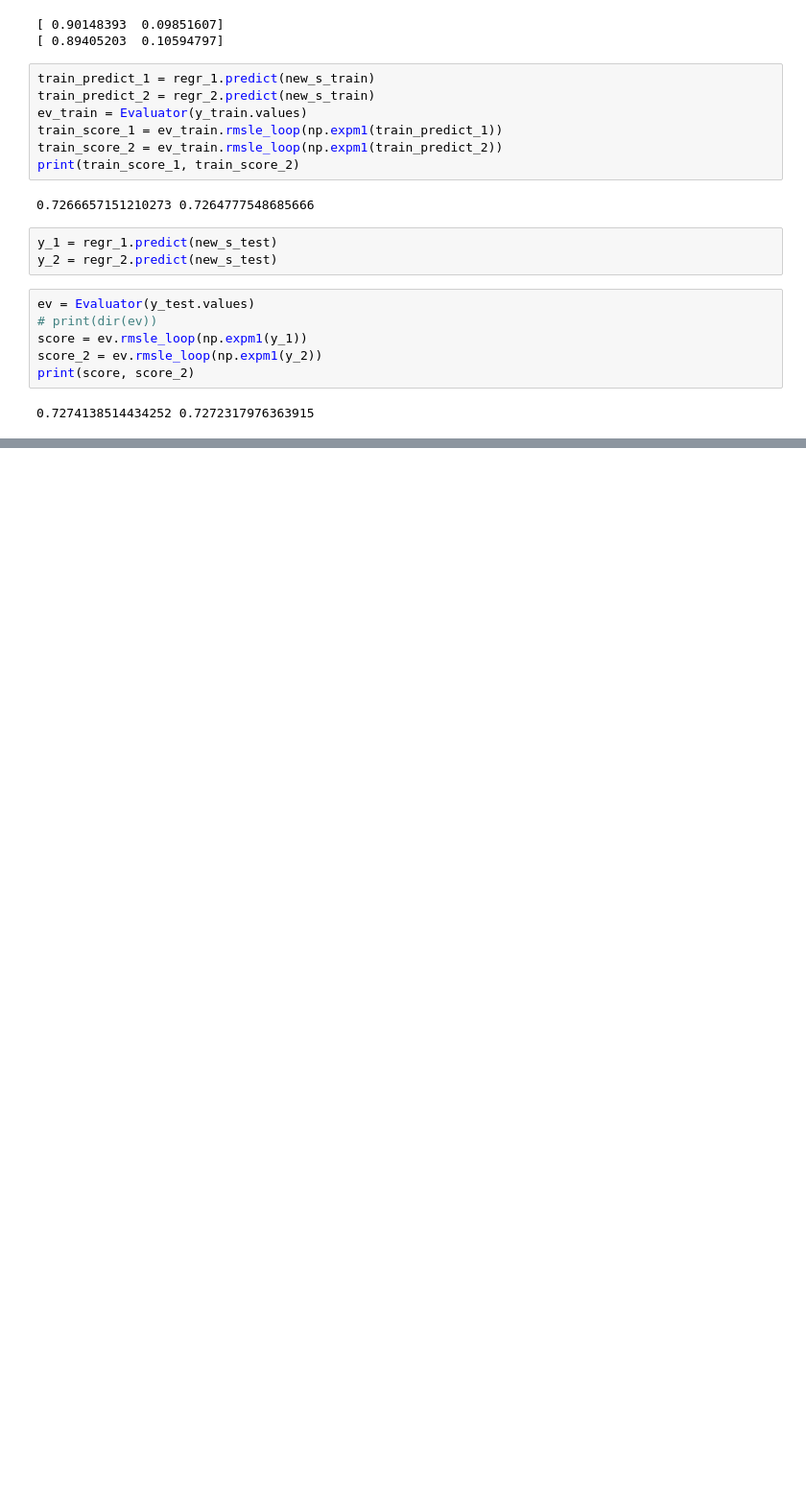
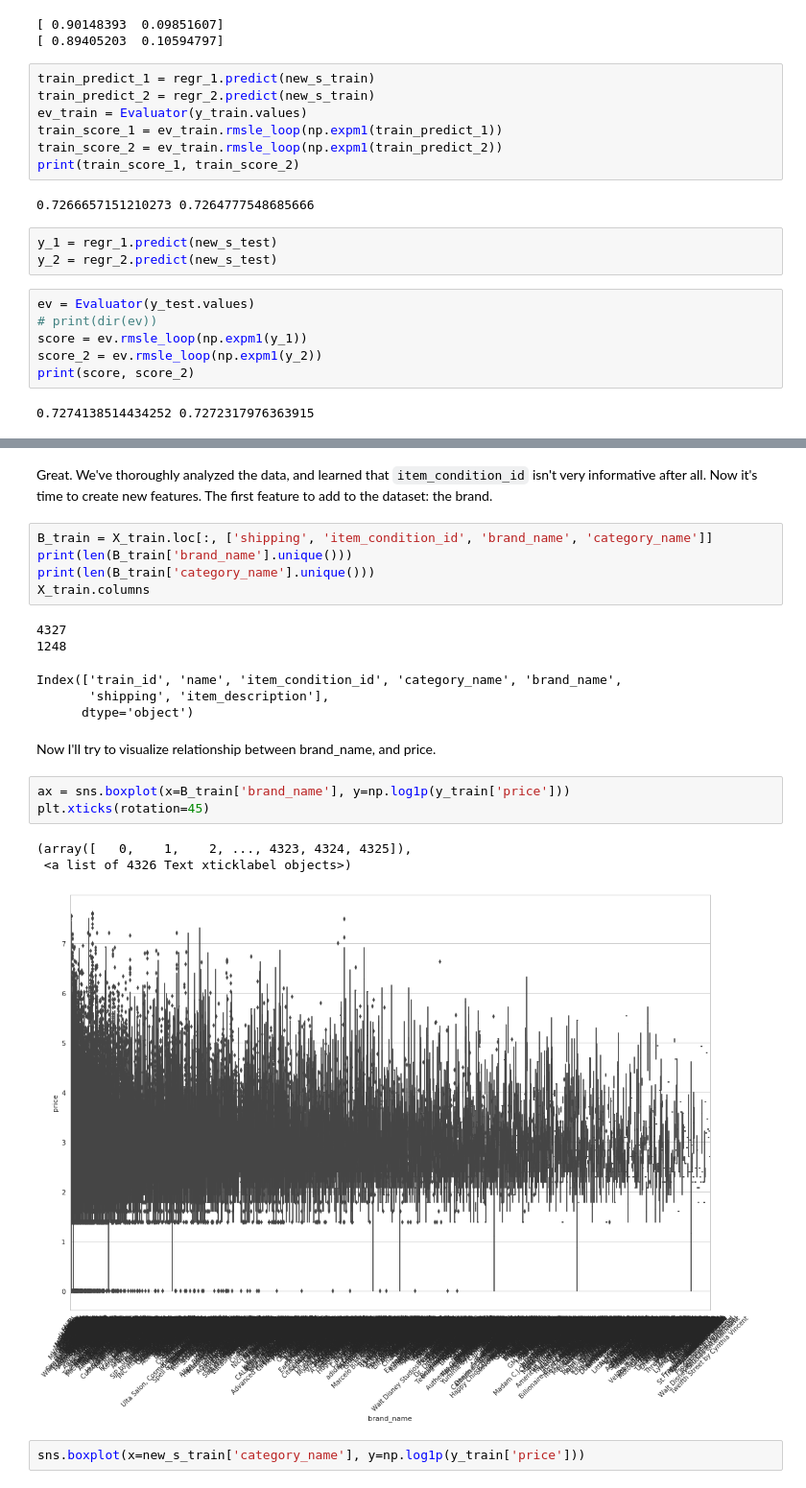
Before and after one commit to tralpha/mercari, a Jupyter notebook: kernel.ipynb, the cells around one changed output, grey strips where cells are left out. Shown: that part at 96% size. Saved outputs shown, nothing was run; the diff lists cells and outputs as text; blank space fills up the shorter version.

Commit message:
Create a new other.ipynb to do feature engineering on brand name and category name

```diff
--- a/kernel.ipynb
+++ b/kernel.ipynb
@@ -189,0 +237,24 @@ There was no change in score, it stayed the same even with the `item_condition_i
+# %% [markdown]
+Great. We've thoroughly analyzed the data, and learned that `item_condition_id` isn't very informative after all. Now it's time to create new features. The first feature to add to the dataset: the brand.
+# %%
+B_train = X_train.loc[:, ['shipping', 'item_condition_id', 'brand_name', 'category_name']]
+print(len(B_train['brand_name'].unique()))
+print(len(B_train['category_name'].unique()))
+X_train.columns
+# %% [output]
+4327
+1248
+Index(['train_id', 'name', 'item_condition_id', 'category_name', 'brand_name',
+       'shipping', 'item_description'],
+      dtype='object')
+# %% [markdown]
+Now I'll try to visualize relationship between brand_name, and price.
+# %%
+ax = sns.boxplot(x=B_train['brand_name'], y=np.log1p(y_train['price']))
+plt.xticks(rotation=45)
+# %% [output]
+(array([   0,    1,    2, ..., 4323, 4324, 4325]),
+ <a list of 4326 Text xticklabel objects>)
+[figure, added]
+# %%
+sns.boxplot(x=new_s_train['category_name'], y=np.log1p(y_train['price']))
```
Also changed, not shown: parts of 9 cells of this notebook, 1 other file.
